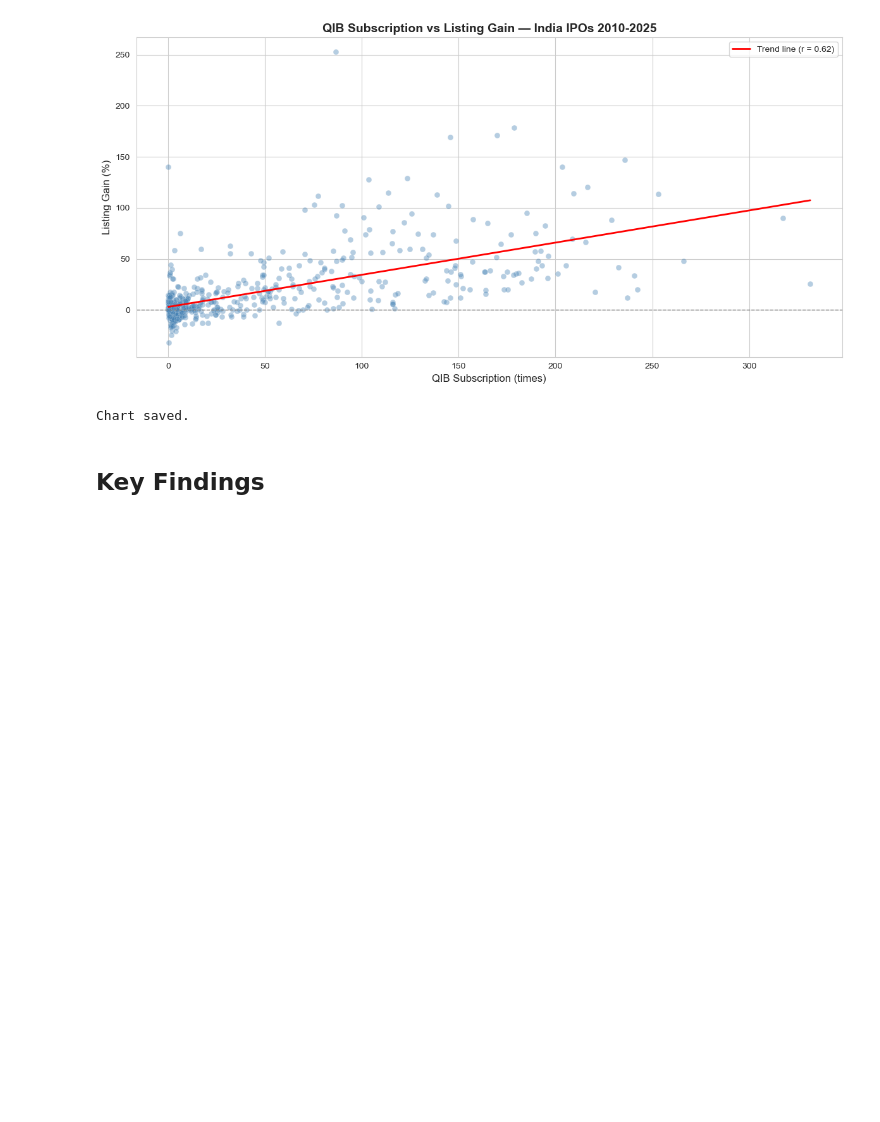
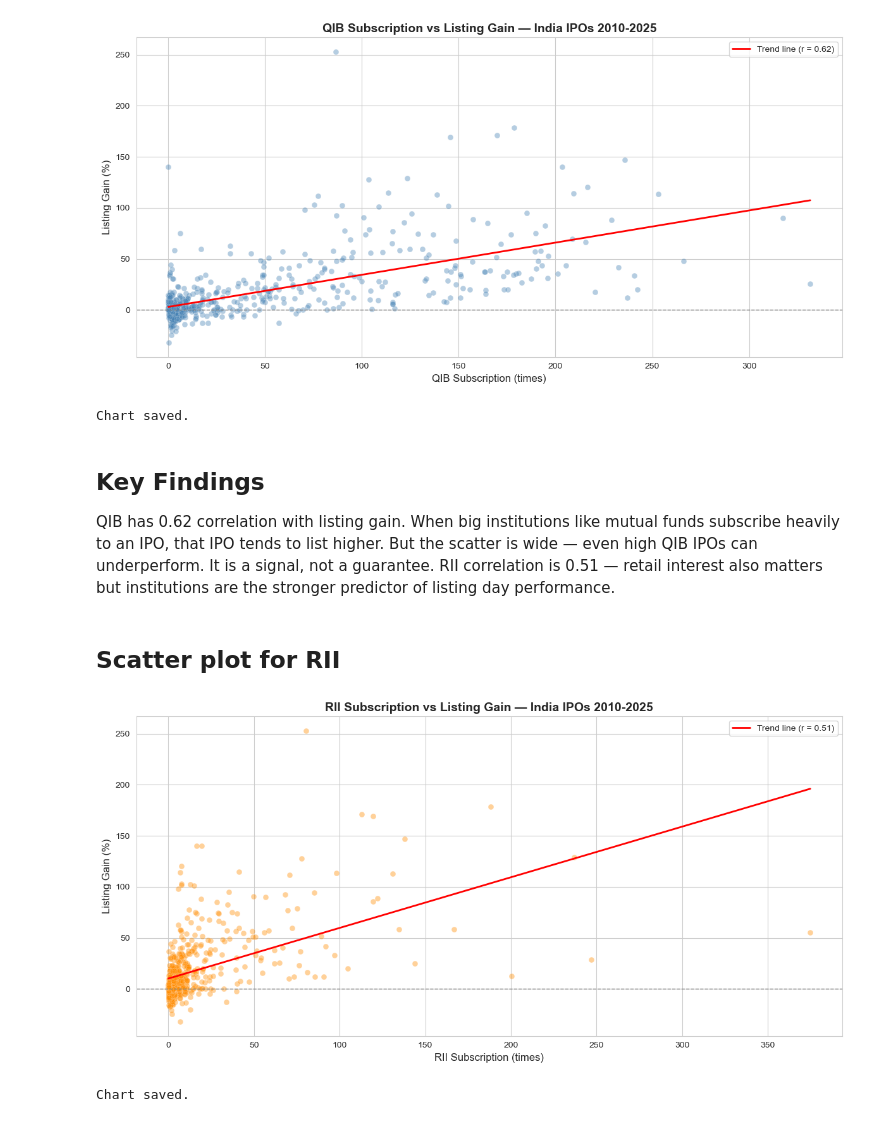
Before and after one commit to YousufAIML/ipo-performance-eda, a Jupyter notebook: notebooks/03_eda_qib_vs_listing_gain.ipynb, the cells around one changed output. Saved outputs shown, nothing was run; the diff lists cells and outputs as text; code cells hidden in the pictures; blank space fills up the shorter version.

Commit message:
EDA Q3 - RII vs Listing Gain, QIB vs RII comparison chart saved

```diff
--- a/notebooks/03_eda_qib_vs_listing_gain.ipynb
+++ b/notebooks/03_eda_qib_vs_listing_gain.ipynb
@@ -59,3 +57,43 @@ print("Chart saved.")
 Chart saved.
 # %% [markdown]
 ## Key Findings
+
+QIB has 0.62 correlation with listing gain.
+When big institutions like mutual funds subscribe
+heavily to an IPO, that IPO tends to list higher.
+But the scatter is wide — even high QIB IPOs can
+underperform. It is a signal, not a guarantee.
+RII correlation is 0.51 — retail interest also matters
+but institutions are the stronger predictor of
+listing day performance.
+# %% [markdown]
+## Scatter plot for RII
+# %%
+sns.set_style("whitegrid")
+plt.rcParams['figure.figsize'] = (12, 6)
+
+fig, ax = plt.subplots()
+ax.scatter(df['RII'],df['Listing Gain'],alpha=0.4,color='darkorange',edgecolors='white',linewidths=0.3,s=40)
+
+# Trend line
+z = np.polyfit(df['RII'], df['Listing Gain'], 1)
+p = np.poly1d(z)
+x_line = np.linspace(df['RII'].min(), df['RII'].max(), 100)
+ax.plot(x_line, p(x_line), color='red',
+        linewidth=2, label=f'Trend line (r = {rii_corr:.2f})')
+
+ax.axhline(y=0, color='gray', linestyle='--', linewidth=1)
+
+ax.set_title('RII Subscription vs Listing Gain — India IPOs 2010-2025',
+             fontsize=14, fontweight='bold')
+ax.set_xlabel('RII Subscription (times)', fontsize=12)
+ax.set_ylabel('Listing Gain (%)', fontsize=12)
+ax.legend()
+
+plt.tight_layout()
+plt.savefig('../charts/03_rii_vs_listing_gain.png', dpi=150)
+plt.show()
+print("Chart saved.")
+# %% [output]
+[figure, added]
+Chart saved.
```
Also changed, not shown: parts of 3 cells of this notebook, 2 other files.
